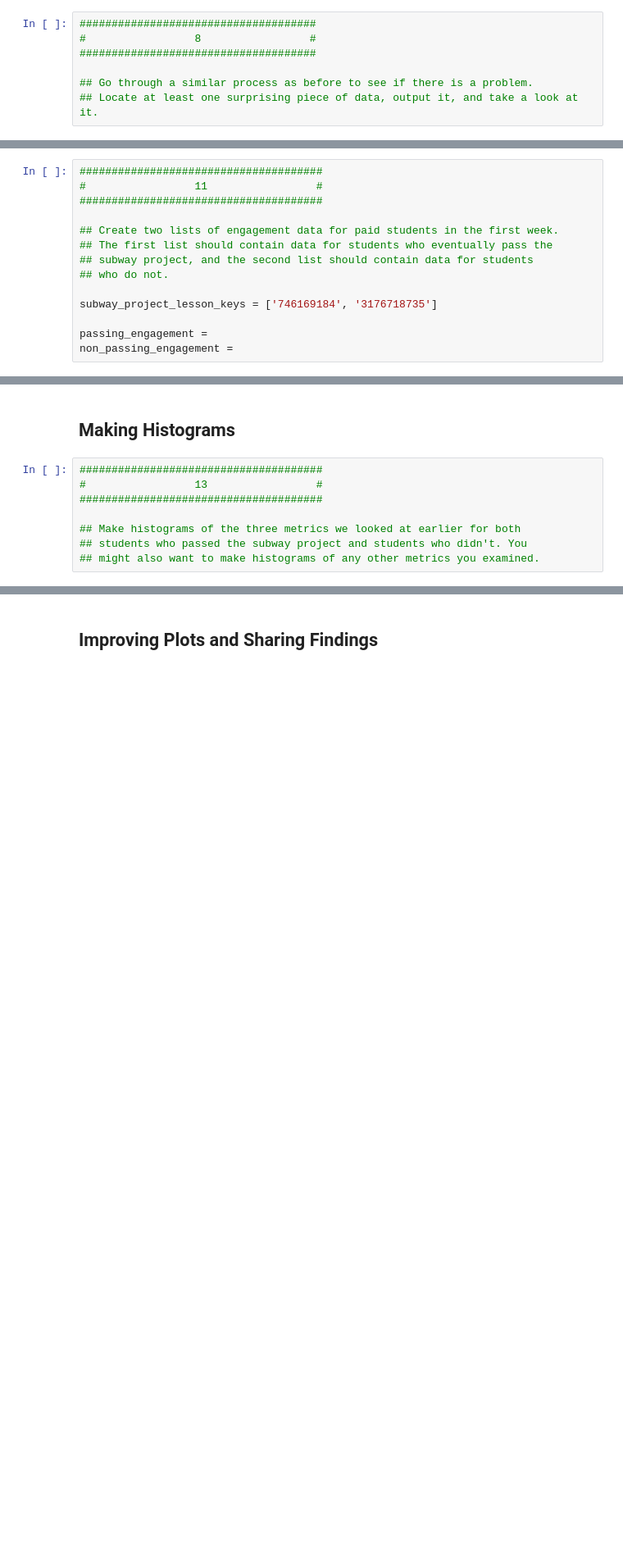
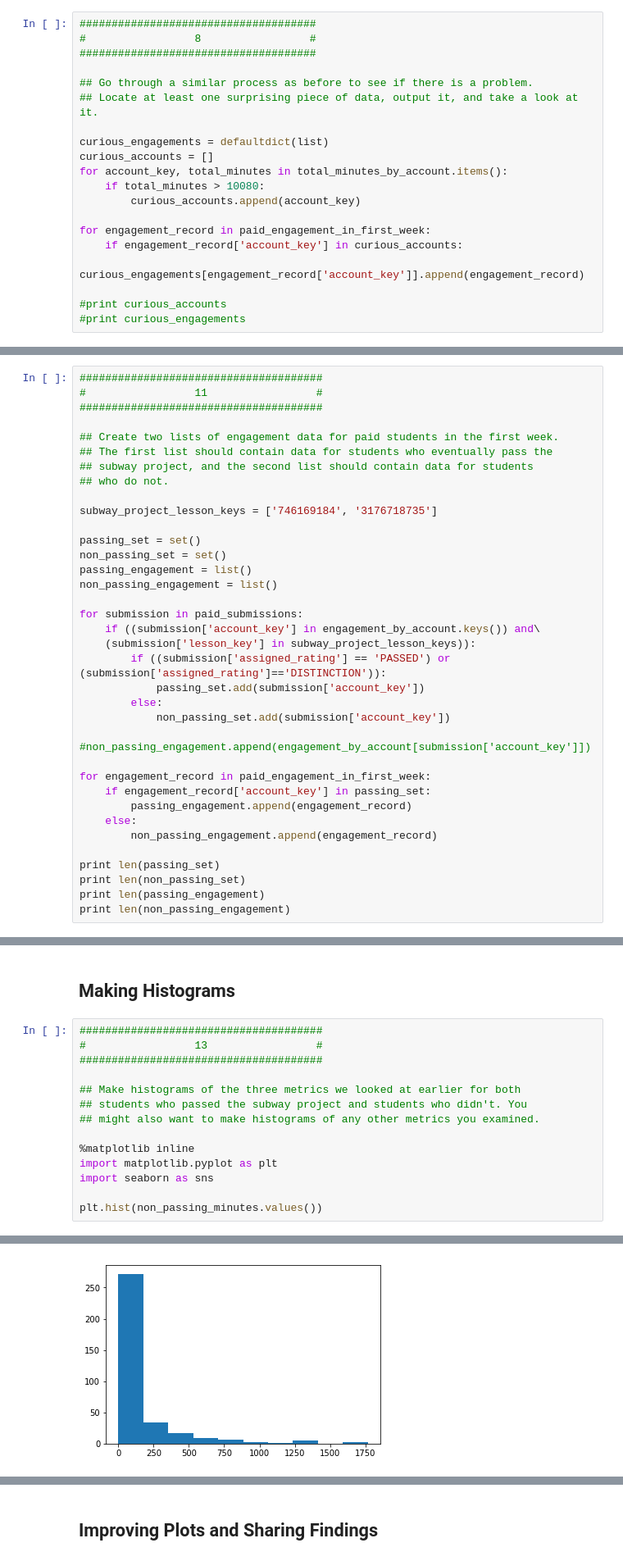
Before and after one commit to khanx169/DataAnalysisProcess, a Jupyter notebook: L1_Starter_Code.ipynb, the cells around one changed output, grey strips where cells are left out. Shown at 82% size. Drawn from its saved outputs; the diff is of its cells as text; blank space fills up the shorter version.

Commit message:
Finish Lesson1

```diff
--- a/L1_Starter_Code.ipynb
+++ b/L1_Starter_Code.ipynb
@@ -333,6 +349,19 @@ print 'Maximum:', np.max(total_minutes)
 
 ## Go through a similar process as before to see if there is a problem.
 ## Locate at least one surprising piece of data, output it, and take a look at it.
+
+curious_engagements = defaultdict(list)
+curious_accounts = []
+for account_key, total_minutes in total_minutes_by_account.items():
+    if total_minutes > 10080:
+        curious_accounts.append(account_key)
+
+for engagement_record in paid_engagement_in_first_week:
+    if engagement_record['account_key'] in curious_accounts:
+        curious_engagements[engagement_record['account_key']].append(engagement_record)
+
+#print curious_accounts
+#print curious_engagements
 # %% [markdown]
 ## Lessons Completed in First Week
 # %%
@@ -366,5 +453,27 @@ print 'Maximum:', np.max(total_minutes)
 
 subway_project_lesson_keys = ['746169184', '3176718735']
 
-passing_engagement =
-non_passing_engagement =
+passing_set = set()
+non_passing_set = set()
+passing_engagement = list()
+non_passing_engagement = list()
+
+for submission in paid_submissions:
+    if ((submission['account_key'] in engagement_by_account.keys()) and\
+    (submission['lesson_key'] in subway_project_lesson_keys)):
+        if ((submission['assigned_rating'] == 'PASSED') or (submission['assigned_rating']=='DISTINCTION')):
+            passing_set.add(submission['account_key'])
+        else:
+            non_passing_set.add(submission['account_key'])
+            #non_passing_engagement.append(engagement_by_account[submission['account_key']])
+
+for engagement_record in paid_engagement_in_first_week:
+    if engagement_record['account_key'] in passing_set:
+        passing_engagement.append(engagement_record)
+    else:
+        non_passing_engagement.append(engagement_record)
+
+print len(passing_set)
+print len(non_passing_set)
+print len(passing_engagement)
+print len(non_passing_engagement)
@@ -389,3 +566,10 @@ non_passing_engagement =
 ## Make histograms of the three metrics we looked at earlier for both
 ## students who passed the subway project and students who didn't. You
 ## might also want to make histograms of any other metrics you examined.
+
+%matplotlib inline
+import matplotlib.pyplot as plt
+import seaborn as sns
+
+plt.hist(non_passing_minutes.values())
+# %% [output]
@@ -391,0 +581 @@ non_passing_engagement =
+[figure, added]
```
Also changed, not shown: parts of 14 cells of this notebook.
